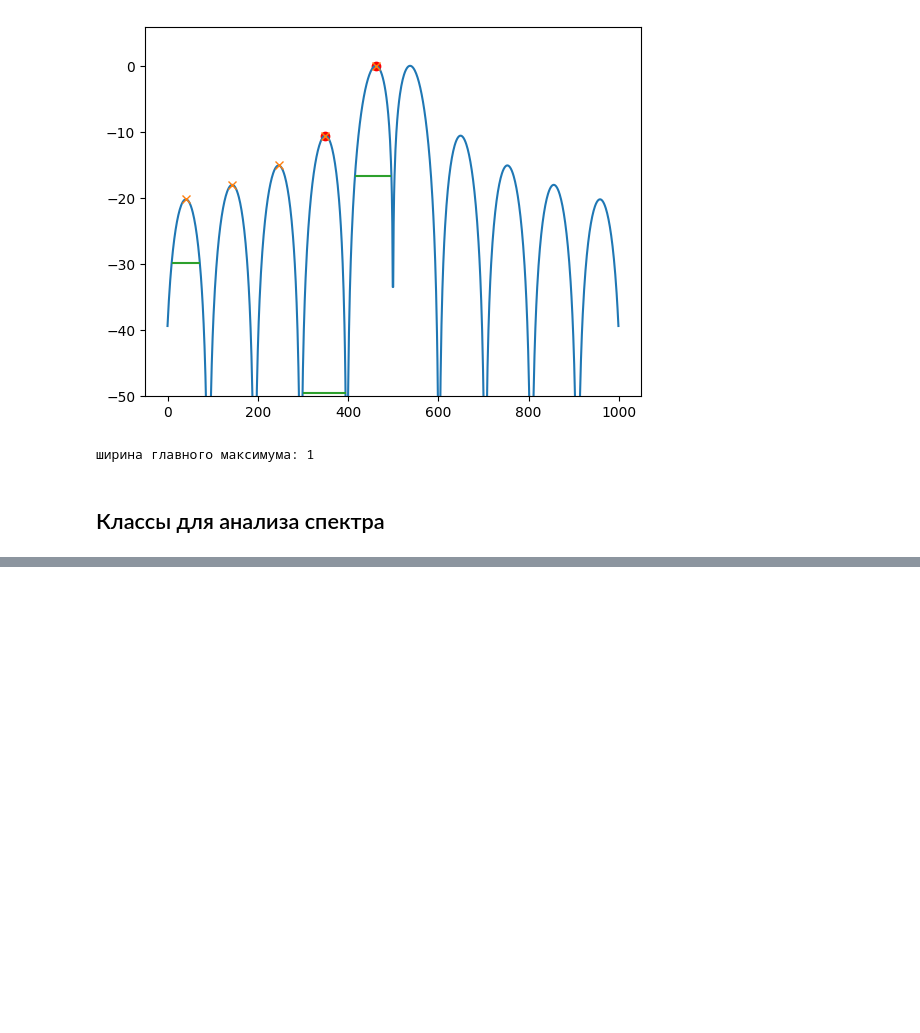
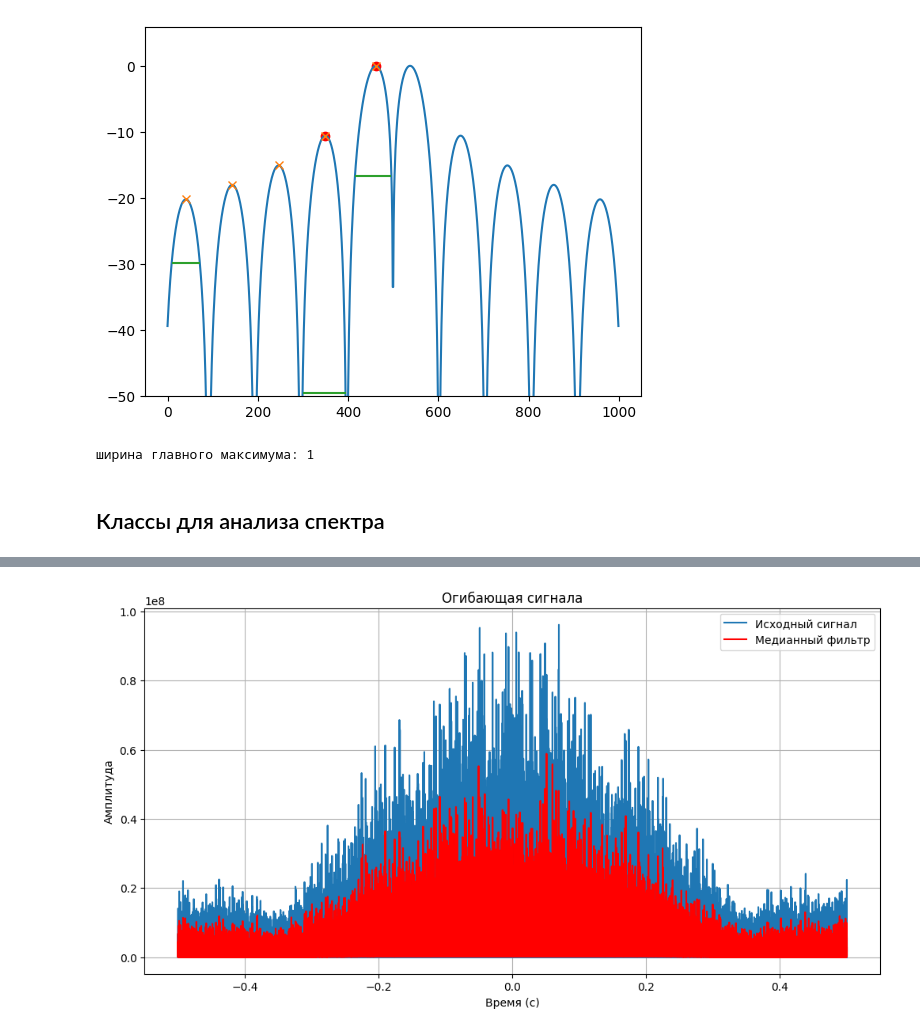
Before and after one commit to AlfaIV/PISH-DSP, a Jupyter notebook: Наброски.ipynb, the cells around one changed output, grey strips where cells are left out. Saved outputs shown, nothing was run; the diff lists cells and outputs as text; code cells hidden in the pictures; blank space fills up the shorter version.

```diff
--- a/Наброски.ipynb
+++ b/Наброски.ipynb
@@ -319,0 +389,15 @@ class ScipyAnalizer(SpectrumAnalizer):
+# %%
+envelope = medfilt(magnitude, 15)
+# %%
+plt.figure(figsize=(12, 6))
+plt.plot(frequencies, magnitude, label='Исходный сигнал')
+plt.plot(frequencies, envelope, label='Медианный фильтр', color='red')
+plt.title('Огибающая сигнала')
+plt.xlabel('Время (с)')
+plt.ylabel('Амплитуда')
+plt.legend()
+plt.grid()
+# plt.xlim(0, 0.5)
+plt.show()
+# %% [output]
+[figure, added]
```
Also changed, not shown: parts of 21 cells of this notebook, 1 other file.
